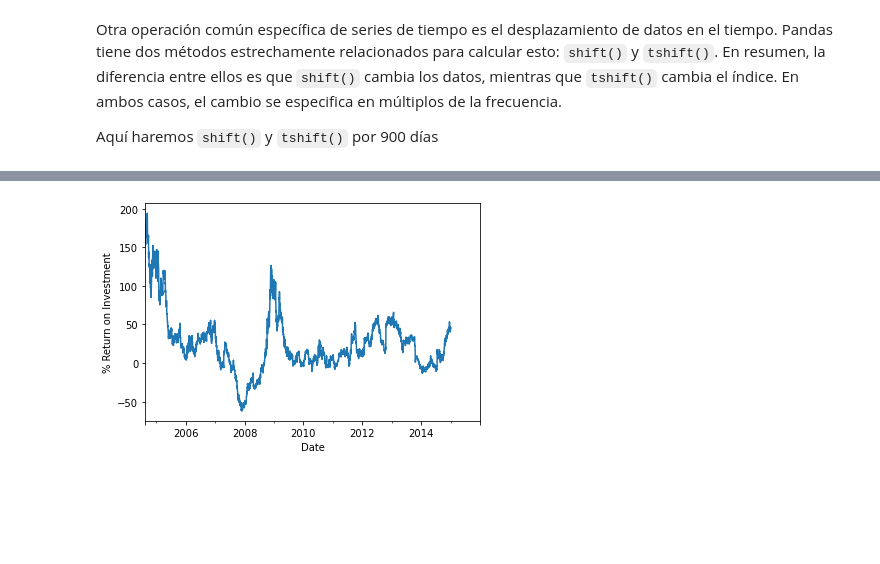
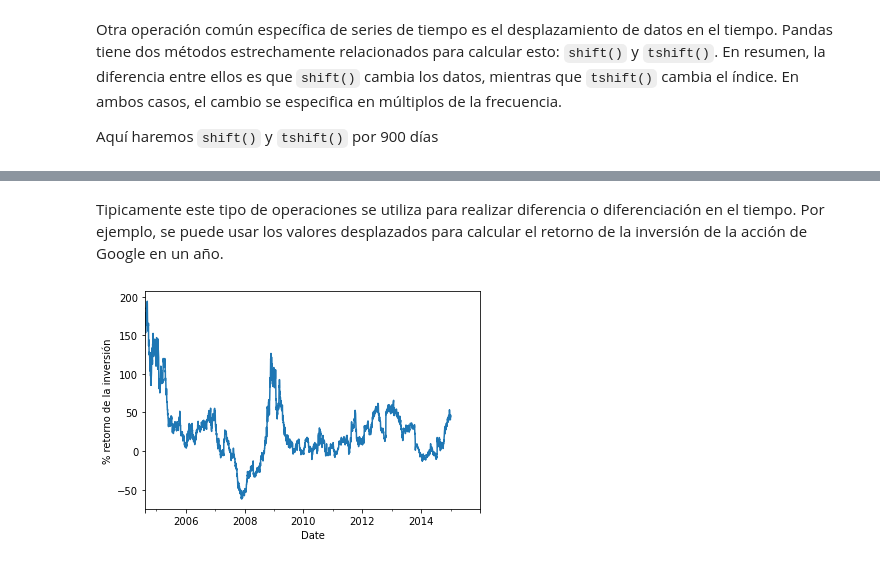
Before and after one commit to sruap1214/EC_Finance, a Jupyter notebook: Notebooks/04b_ManipulacionDatosVisualizacion.ipynb, the cells around one changed output, grey strips where cells are left out. Cells and saved outputs as stored; diff of their text form; code cells hidden in the pictures; blank space fills up the shorter version.

```diff
--- a/Notebooks/04b_ManipulacionDatosVisualizacion.ipynb
+++ b/Notebooks/04b_ManipulacionDatosVisualizacion.ipynb
@@ -645,7 +654,9 @@ plt.subplots_adjust(left=0.1,
 [figure]
+# %% [markdown]
+Tipicamente este tipo de operaciones se utiliza para realizar diferencia o diferenciación en el tiempo. Por ejemplo, se puede usar los valores desplazados para calcular el retorno de la inversión de la acción de Google en un año.
 # %%
 ROI = 100 * (goog.shift(-365) / goog - 1)
 ROI.plot()
-plt.ylabel('% Return on Investment');
+plt.ylabel('% retorno de la inversión');
 # %% [output]
-[figure, old version]
+[figure, new version]
```
Also changed, not shown: parts of 8 cells of this notebook, 1 other file.
